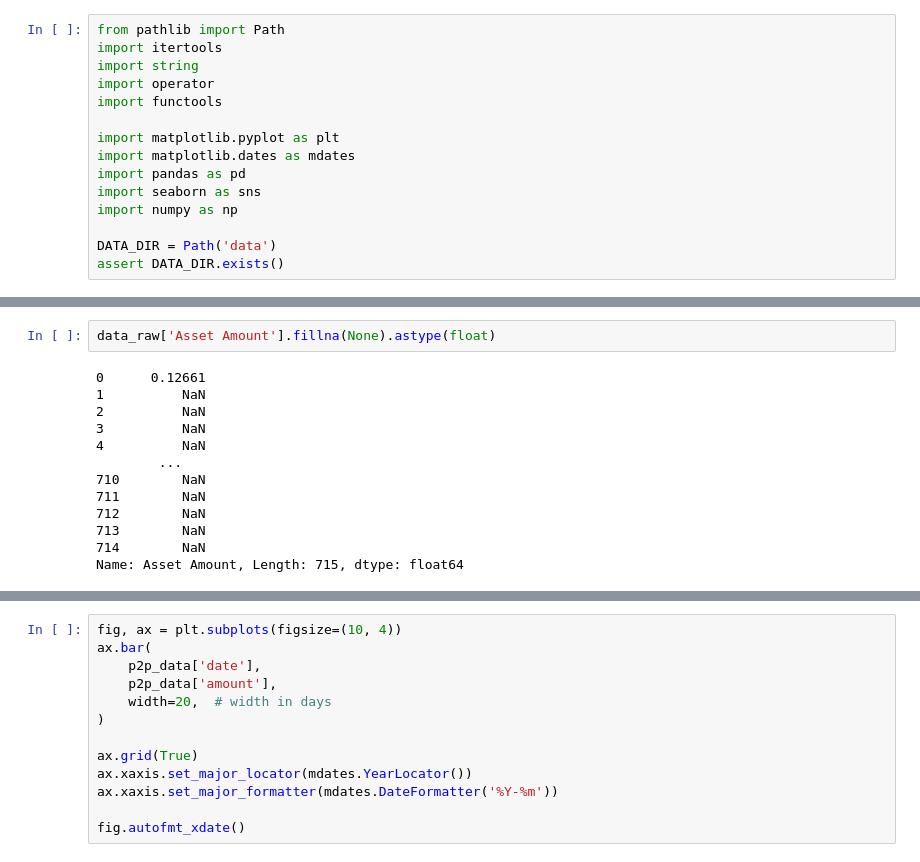
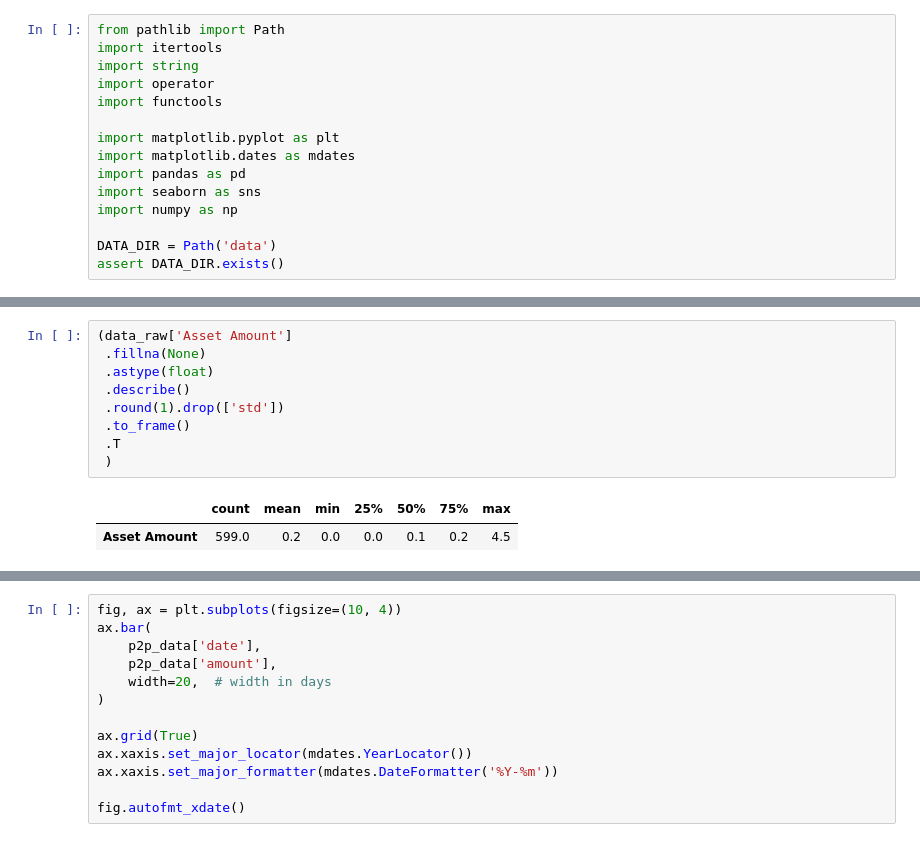
Before and after one commit to matthagy/cashapp_analysis, a Jupyter notebook: scratch0.ipynb, the cells around one changed output, grey strips where cells are left out. Drawn from its saved outputs; the diff is of its cells as text.

Commit message:
Updated data and revised notebook to focus on core trends

```diff
--- a/scratch0.ipynb
+++ b/scratch0.ipynb
@@ -91,18 +92,15 @@ data_raw[data_raw['Transaction Type'].isna()].sample(10, random_state=0xCAFE)
 # %%
-data_raw['Asset Amount'].fillna(None).astype(float)
+(data_raw['Asset Amount']
+ .fillna(None)
+ .astype(float)
+ .describe()
+ .round(1).drop(['std'])
+ .to_frame()
+ .T
+ )
 # %% [output]
-0      0.12661
-1          NaN
-2          NaN
-3          NaN
-4          NaN
-        ...
-710        NaN
-711        NaN
-712        NaN
-713        NaN
-714        NaN
-Name: Asset Amount, Length: 715, dtype: float64
+|  | count | mean | min | 25% | 50% | 75% | max |
+| Asset Amount | 599.0 | 0.2 | 0.0 | 0.0 | 0.1 | 0.2 | 4.5 |
 # %%
 data = data_raw.copy()
 data["date"] = (
```
Also changed, not shown: parts of 70 cells of this notebook, 1 other file.
